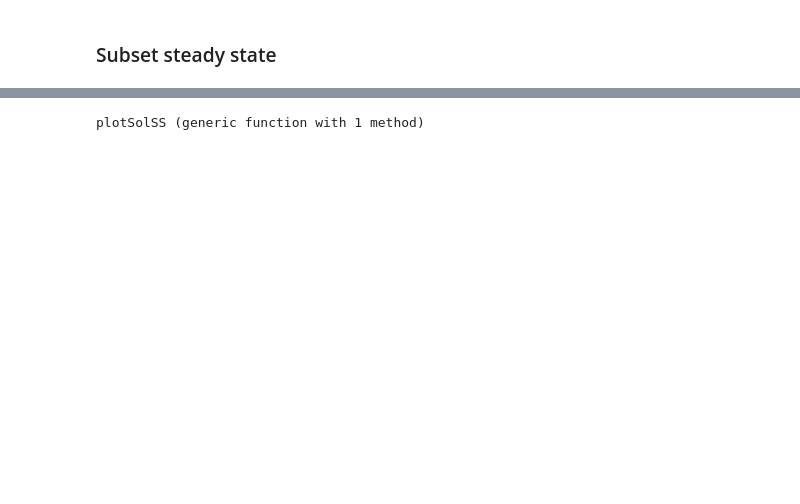
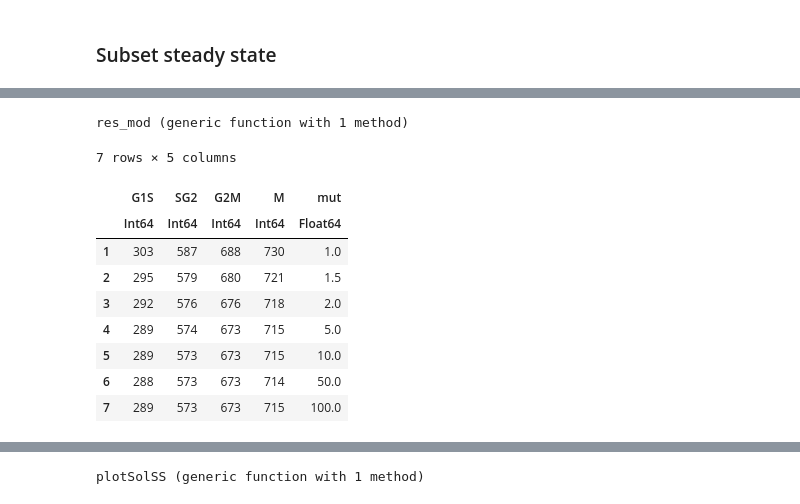
Before and after one commit to SiFTW/norrisEtAl, a Jupyter notebook: CellCycle_WTvsMycOE.ipynb, the cells around one changed output, grey strips where cells are left out. Cells and saved outputs as stored; diff of their text form; code cells hidden in the pictures; blank space fills up the shorter version.

```diff
--- a/CellCycle_WTvsMycOE.ipynb
+++ b/CellCycle_WTvsMycOE.ipynb
@@ -421,0 +475,25 @@ Plots.PlotlyBackend()
+# %%
+# get length of each part of the cell cycle from the end times
+function res_mod(df)
+      for i in 1:nrow(df)
+            df[i,4]=df[i,4] - df[i,3]
+            df[i,3]=df[i,3] - df[i,2]
+            df[i,2]=df[i,2] - df[i,1]
+      end
+      return(df)
+end
+# %% [output]
+res_mod (generic function with 1 method)
+# %%
+solList_Myc1to100c = deepcopy(solList_Myc1to100)
+# %% [output]
+7 rows × 5 columns
+|  | G1S | SG2 | G2M | M | mut |
+|  | Int64 | Int64 | Int64 | Int64 | Float64 |
+| 1 | 303 | 587 | 688 | 730 | 1.0 |
+| 2 | 295 | 579 | 680 | 721 | 1.5 |
+| 3 | 292 | 576 | 676 | 718 | 2.0 |
+| 4 | 289 | 574 | 673 | 715 | 5.0 |
+| 5 | 289 | 573 | 673 | 715 | 10.0 |
+| 6 | 288 | 573 | 673 | 714 | 50.0 |
+| 7 | 289 | 573 | 673 | 715 | 100.0 |
```
Also changed, not shown: parts of 36 cells of this notebook.
